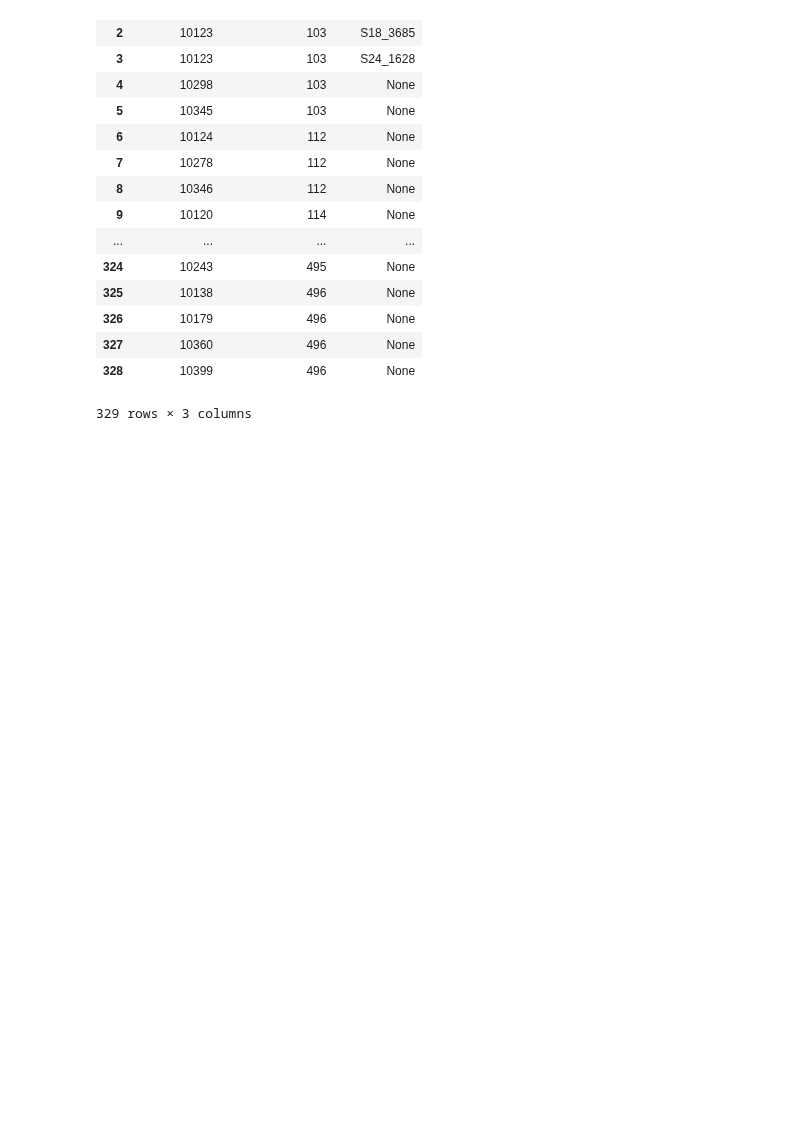
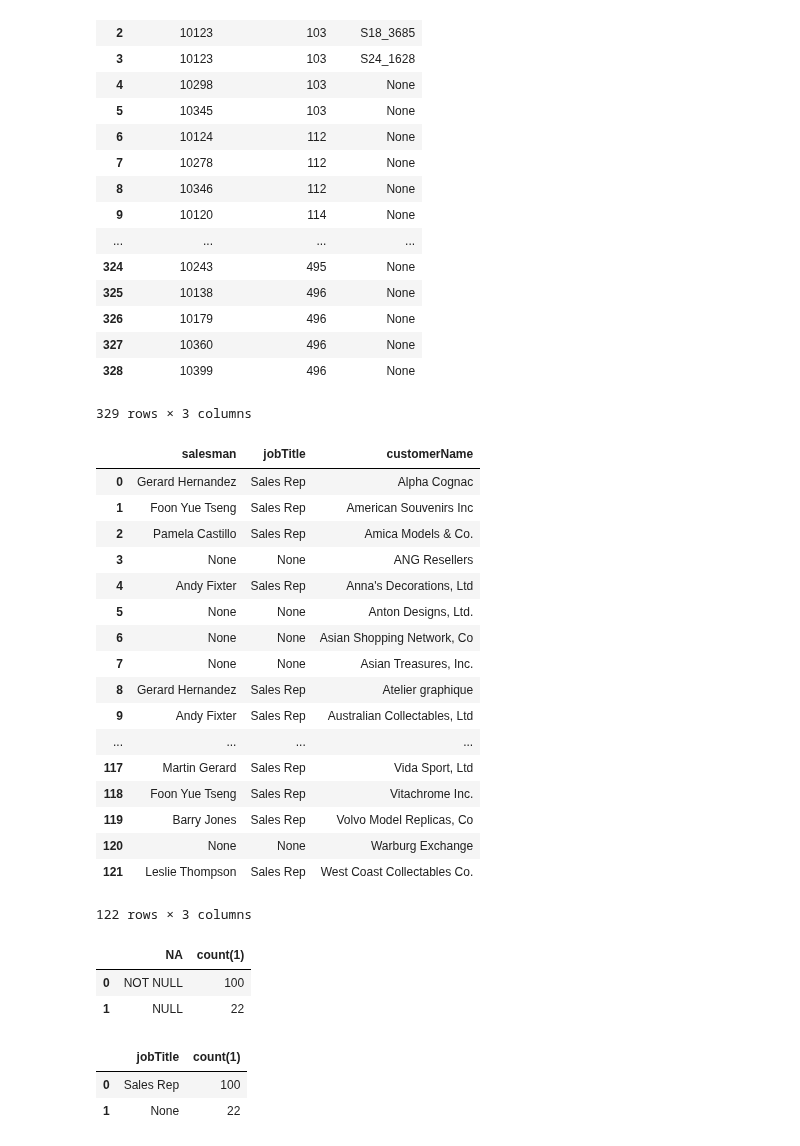
Before and after one commit to dennypirhadi/digitalent2018, a Jupyter notebook: Join SQL.ipynb, the cells around one changed output. Saved outputs shown, nothing was run; the diff lists cells and outputs as text; code cells hidden in the pictures; blank space fills up the shorter version.

```diff
--- a/Join SQL.ipynb
+++ b/Join SQL.ipynb
@@ -272,3 +272,59 @@ FROM
 | 327 | 10360 | 496 | None |
 | 328 | 10399 | 496 | None |
 329 rows × 3 columns
+# %%
+run("""
+SELECT
+    concat(e.firstName,' ', e.lastName) salesman,
+    e.jobTitle,
+    customerName
+FROM
+    employees e
+        RIGHT JOIN
+    customers c ON e.employeeNumber = c.salesRepEmployeeNumber
+        AND e.jobTitle = 'Sales Rep'
+ORDER BY customerName
+""")
+# %% [output]
+|  | salesman | jobTitle | customerName |
+| 0 | Gerard Hernandez | Sales Rep | Alpha Cognac |
+| 1 | Foon Yue Tseng | Sales Rep | American Souvenirs Inc |
+| 2 | Pamela Castillo | Sales Rep | Amica Models & Co. |
+| 3 | None | None | ANG Resellers |
+| 4 | Andy Fixter | Sales Rep | Anna's Decorations, Ltd |
+| 5 | None | None | Anton Designs, Ltd. |
+| 6 | None | None | Asian Shopping Network, Co |
+| 7 | None | None | Asian Treasures, Inc. |
+| 8 | Gerard Hernandez | Sales Rep | Atelier graphique |
+| 9 | Andy Fixter | Sales Rep | Australian Collectables, Ltd |
+| ... | ... | ... | ... |
+| 117 | Martin Gerard | Sales Rep | Vida Sport, Ltd |
+| 118 | Foon Yue Tseng | Sales Rep | Vitachrome Inc. |
+| 119 | Barry Jones | Sales Rep | Volvo Model Replicas, Co |
+| 120 | None | None | Warburg Exchange |
+| 121 | Leslie Thompson | Sales Rep | West Coast Collectables Co. |
+122 rows × 3 columns
+# %%
+sql = "select IF(ISNULL(salesRepEmployeeNumber), 'NULL', 'NOT NULL') NA, count(1) from customers group by NA"
+
+run(sql)
+# %% [output]
+|  | NA | count(1) |
+| 0 | NOT NULL | 100 |
+| 1 | NULL | 22 |
+# %%
+run("""
+SELECT
+    e.jobTitle,
+    count(1)
+FROM
+    employees e
+        RIGHT JOIN
+    customers c ON e.employeeNumber = c.salesRepEmployeeNumber
+group by e.jobtitle
+ORDER BY customerName
+""")
+# %% [output]
+|  | jobTitle | count(1) |
+| 0 | Sales Rep | 100 |
+| 1 | None | 22 |
```
Also changed, not shown: parts of 4 cells of this notebook.
